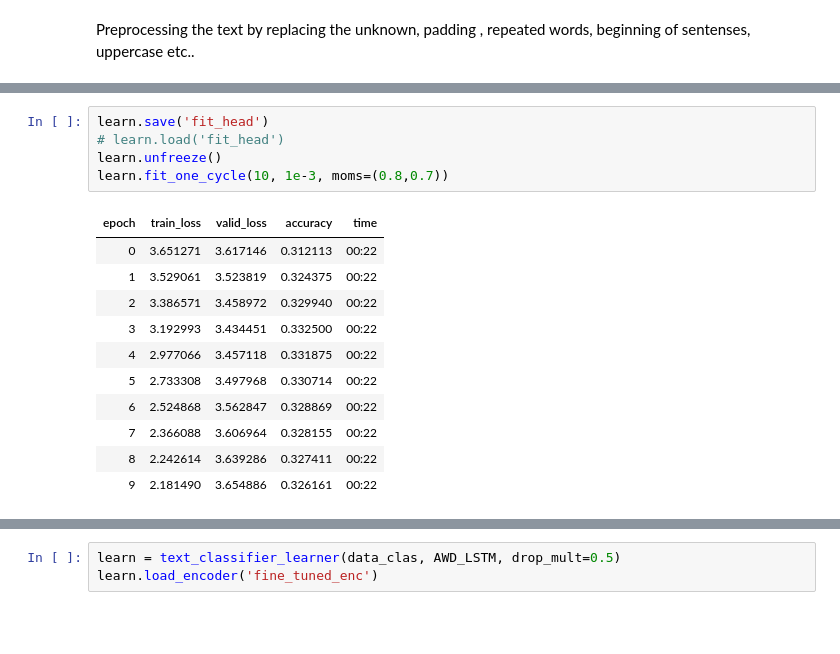
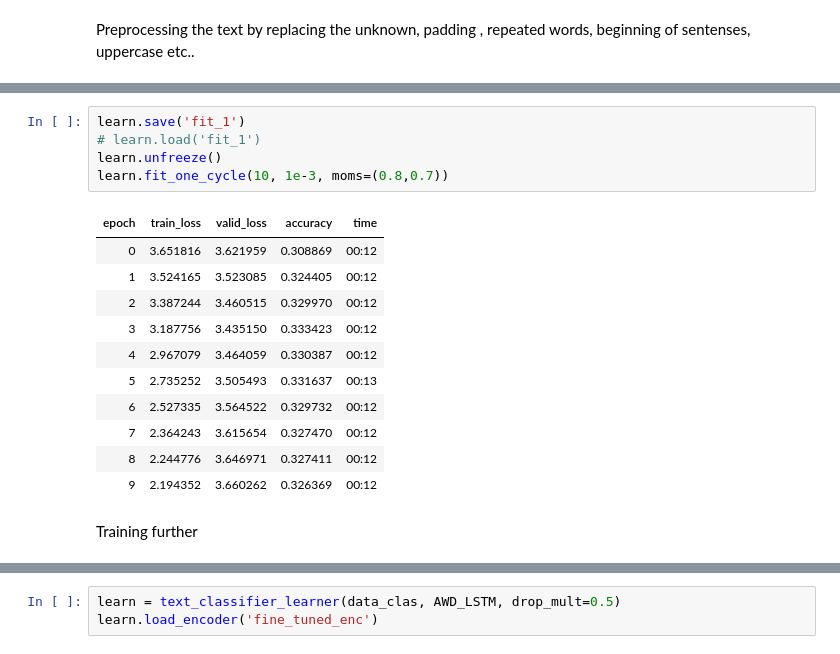
Before and after one commit to Phrmth/New, a Jupyter notebook: Submission_of_Twitter_Airline_ULMFiT.ipynb, the cells around one changed output, grey strips where cells are left out. Drawn from its saved outputs; the diff is of its cells as text; blank space fills up the shorter version.

```diff
--- a/Submission_of_Twitter_Airline_ULMFiT.ipynb
+++ b/Submission_of_Twitter_Airline_ULMFiT.ipynb
@@ -202,18 +225,20 @@ learn.fit_one_cycle(1, 1e-2, moms=(0.8,0.7))
 # %%
-learn.save('fit_head')
-# learn.load('fit_head')
+learn.save('fit_1')
+# learn.load('fit_1')
 learn.unfreeze()
 learn.fit_one_cycle(10, 1e-3, moms=(0.8,0.7))
 # %% [output]
 | epoch | train_loss | valid_loss | accuracy | time |
-| 0 | 3.651271 | 3.617146 | 0.312113 | 00:22 |
-| 1 | 3.529061 | 3.523819 | 0.324375 | 00:22 |
-| 2 | 3.386571 | 3.458972 | 0.329940 | 00:22 |
-| 3 | 3.192993 | 3.434451 | 0.332500 | 00:22 |
-| 4 | 2.977066 | 3.457118 | 0.331875 | 00:22 |
-| 5 | 2.733308 | 3.497968 | 0.330714 | 00:22 |
-| 6 | 2.524868 | 3.562847 | 0.328869 | 00:22 |
-| 7 | 2.366088 | 3.606964 | 0.328155 | 00:22 |
-| 8 | 2.242614 | 3.639286 | 0.327411 | 00:22 |
-| 9 | 2.181490 | 3.654886 | 0.326161 | 00:22 |
+| 0 | 3.651816 | 3.621959 | 0.308869 | 00:12 |
+| 1 | 3.524165 | 3.523085 | 0.324405 | 00:12 |
+| 2 | 3.387244 | 3.460515 | 0.329970 | 00:12 |
+| 3 | 3.187756 | 3.435150 | 0.333423 | 00:12 |
+| 4 | 2.967079 | 3.464059 | 0.330387 | 00:12 |
+| 5 | 2.735252 | 3.505493 | 0.331637 | 00:13 |
+| 6 | 2.527335 | 3.564522 | 0.329732 | 00:12 |
+| 7 | 2.364243 | 3.615654 | 0.327470 | 00:12 |
+| 8 | 2.244776 | 3.646971 | 0.327411 | 00:12 |
+| 9 | 2.194352 | 3.660262 | 0.326369 | 00:12 |
+# %% [markdown]
+Training further
 # %%
```
Also changed, not shown: parts of 54 cells of this notebook.
